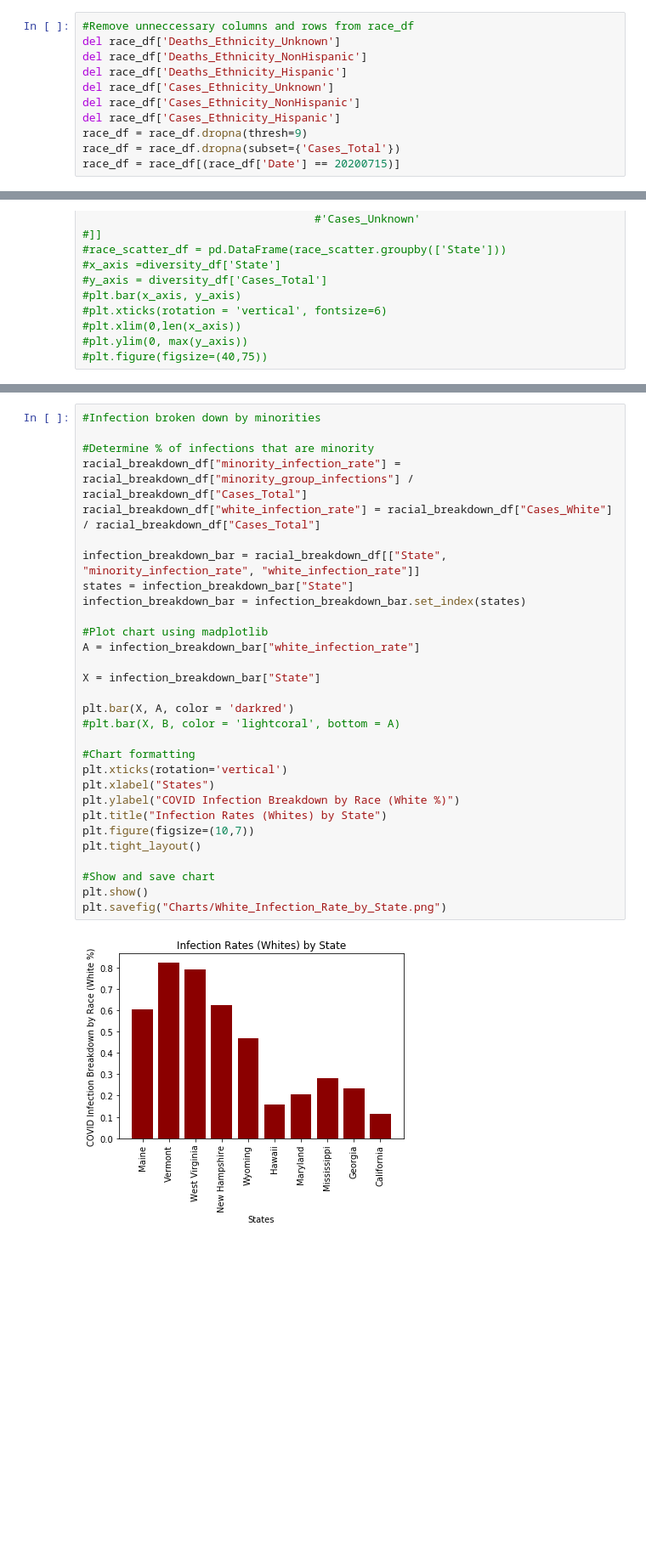
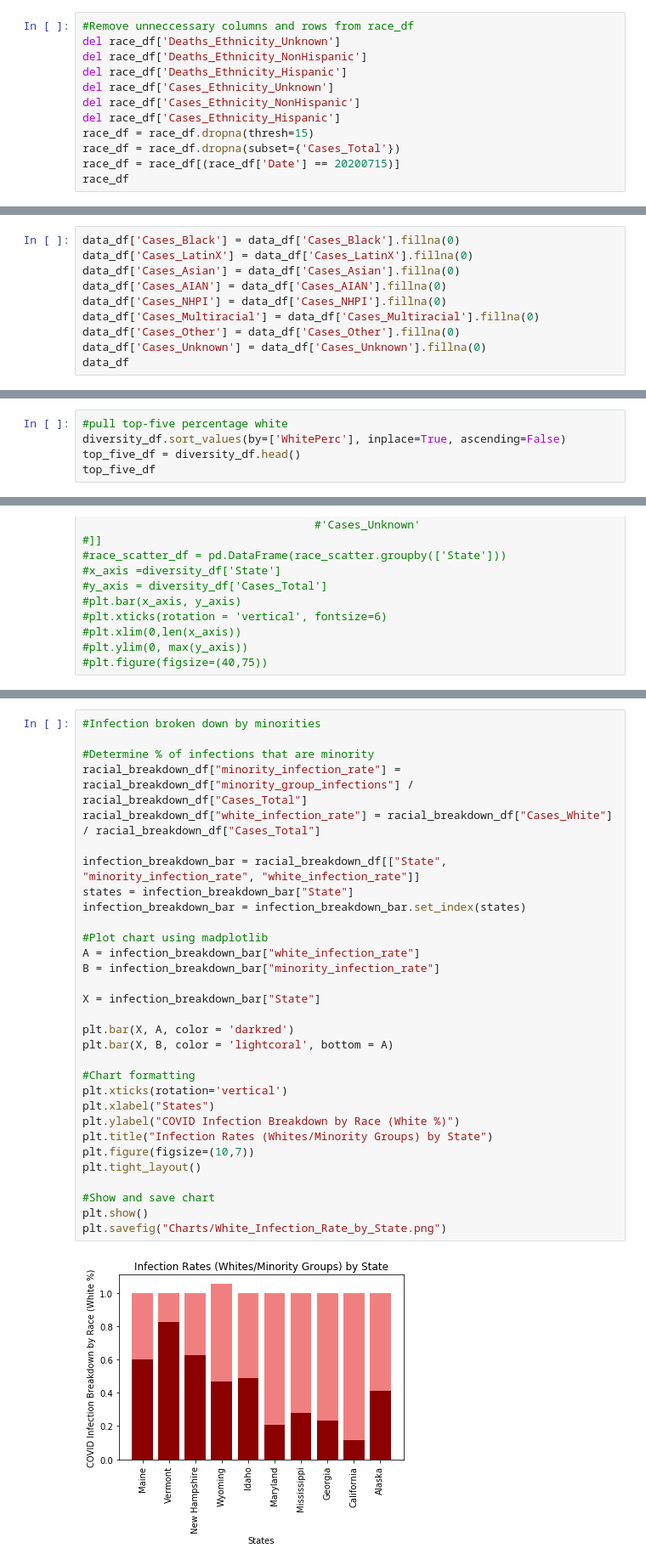
Before and after one commit to MBoerenko/Project1, a Jupyter notebook: CleanUp.ipynb, the cells around one changed output, grey strips where cells are left out. Shown at 85% size. Saved outputs shown, nothing was run; the diff lists cells and outputs as text; blank space fills up the shorter version.

```diff
--- a/CleanUp.ipynb
+++ b/CleanUp.ipynb
@@ -29,6 +32,7 @@ del race_df['Deaths_Ethnicity_Hispanic']
 del race_df['Cases_Ethnicity_Unknown']
 del race_df['Cases_Ethnicity_NonHispanic']
 del race_df['Cases_Ethnicity_Hispanic']
-race_df = race_df.dropna(thresh=9)
+race_df = race_df.dropna(thresh=15)
 race_df = race_df.dropna(subset={'Cases_Total'})
 race_df = race_df[(race_df['Date'] == 20200715)]
+race_df
@@ -74,3 +97,13 @@ data_df = pd.merge(race_df, census_pd, on="State")
 #Convert object columns to numeric
 data_df['Cases_Total']=data_df['Cases_Total'].apply(pd.to_numeric)
 data_df['Cases_White']=data_df['Cases_White'].apply(pd.to_numeric)
+# %%
+data_df['Cases_Black'] = data_df['Cases_Black'].fillna(0)
+data_df['Cases_LatinX'] = data_df['Cases_LatinX'].fillna(0)
+data_df['Cases_Asian'] = data_df['Cases_Asian'].fillna(0)
+data_df['Cases_AIAN'] = data_df['Cases_AIAN'].fillna(0)
+data_df['Cases_NHPI'] = data_df['Cases_NHPI'].fillna(0)
+data_df['Cases_Multiracial'] = data_df['Cases_Multiracial'].fillna(0)
+data_df['Cases_Other'] = data_df['Cases_Other'].fillna(0)
+data_df['Cases_Unknown'] = data_df['Cases_Unknown'].fillna(0)
+data_df
@@ -97,0 +158,5 @@ diversity_df.head()
+# %%
+#pull top-five percentage white
+diversity_df.sort_values(by=['WhitePerc'], inplace=True, ascending=False)
+top_five_df = diversity_df.head()
+top_five_df
@@ -200,35 +324,36 @@ plt.savefig("Charts/%_Population_COVID_barchart.png")
 # %%
 #Infection broken down by minorities
 
 #Determine % of infections that are minority
 racial_breakdown_df["minority_infection_rate"] = racial_breakdown_df["minority_group_infections"] / racial_breakdown_df["Cases_Total"]
 racial_breakdown_df["white_infection_rate"] = racial_breakdown_df["Cases_White"] / racial_breakdown_df["Cases_Total"]
 
 infection_breakdown_bar = racial_breakdown_df[["State", "minority_infection_rate", "white_infection_rate"]]
 states = infection_breakdown_bar["State"]
 infection_breakdown_bar = infection_breakdown_bar.set_index(states)
 
 #Plot chart using madplotlib
 A = infection_breakdown_bar["white_infection_rate"]
+B = infection_breakdown_bar["minority_infection_rate"]
 
 X = infection_breakdown_bar["State"]
 
 plt.bar(X, A, color = 'darkred')
-#plt.bar(X, B, color = 'lightcoral', bottom = A)
+plt.bar(X, B, color = 'lightcoral', bottom = A)
 
 #Chart formatting
 plt.xticks(rotation='vertical')
 plt.xlabel("States")
 plt.ylabel("COVID Infection Breakdown by Race (White %)")
-plt.title("Infection Rates (Whites) by State")
+plt.title("Infection Rates (Whites/Minority Groups) by State")
 plt.figure(figsize=(10,7))
 plt.tight_layout()
 
 #Show and save chart
 plt.show()
 plt.savefig("Charts/White_Infection_Rate_by_State.png")
 # %% [output]
-[figure, old version]
+[figure, new version]
 <Figure size 720x504 with 0 Axes>
 <Figure size 432x288 with 0 Axes>
 # %%
```
Also changed, not shown: parts of 14 cells of this notebook, 4 other files.
